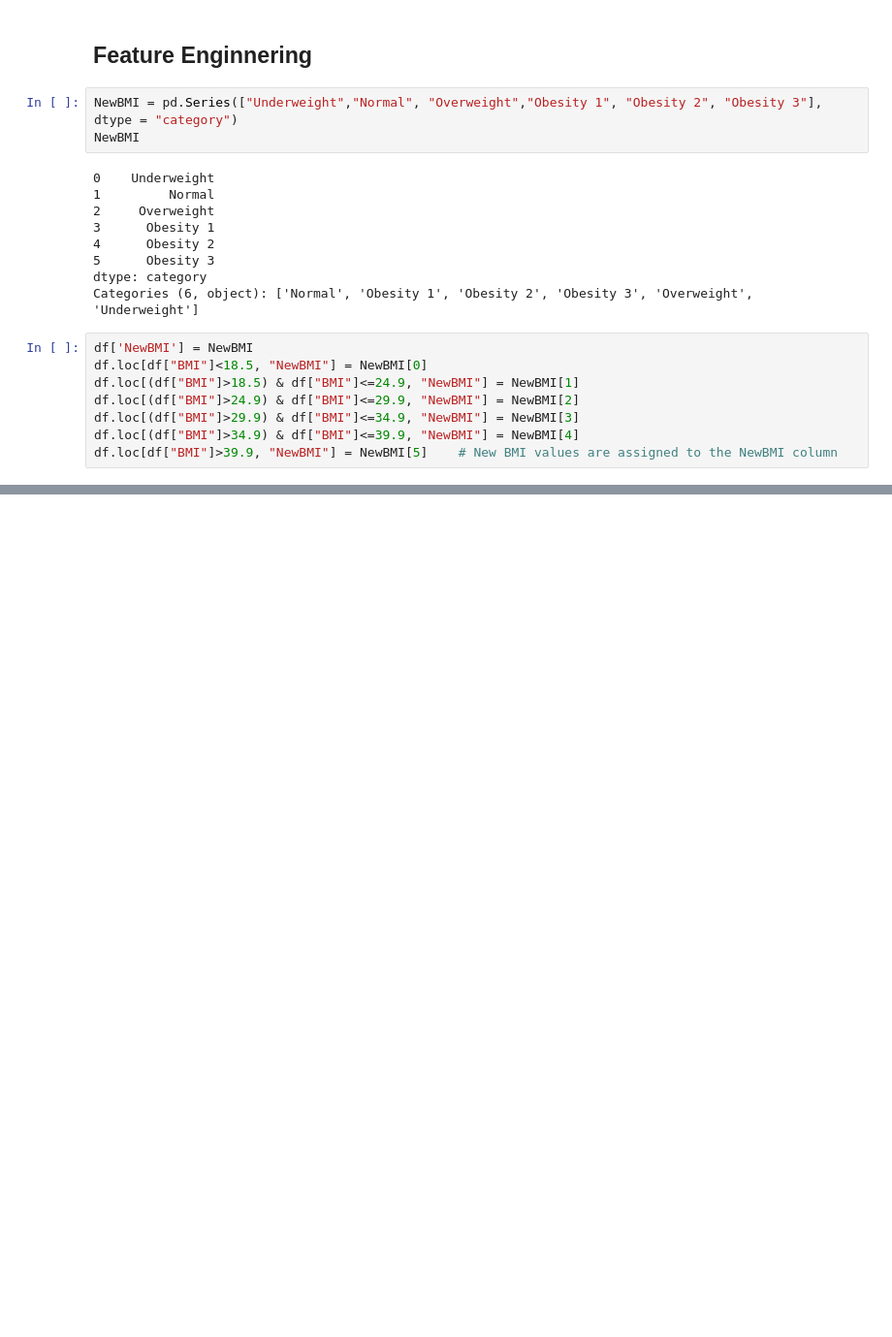
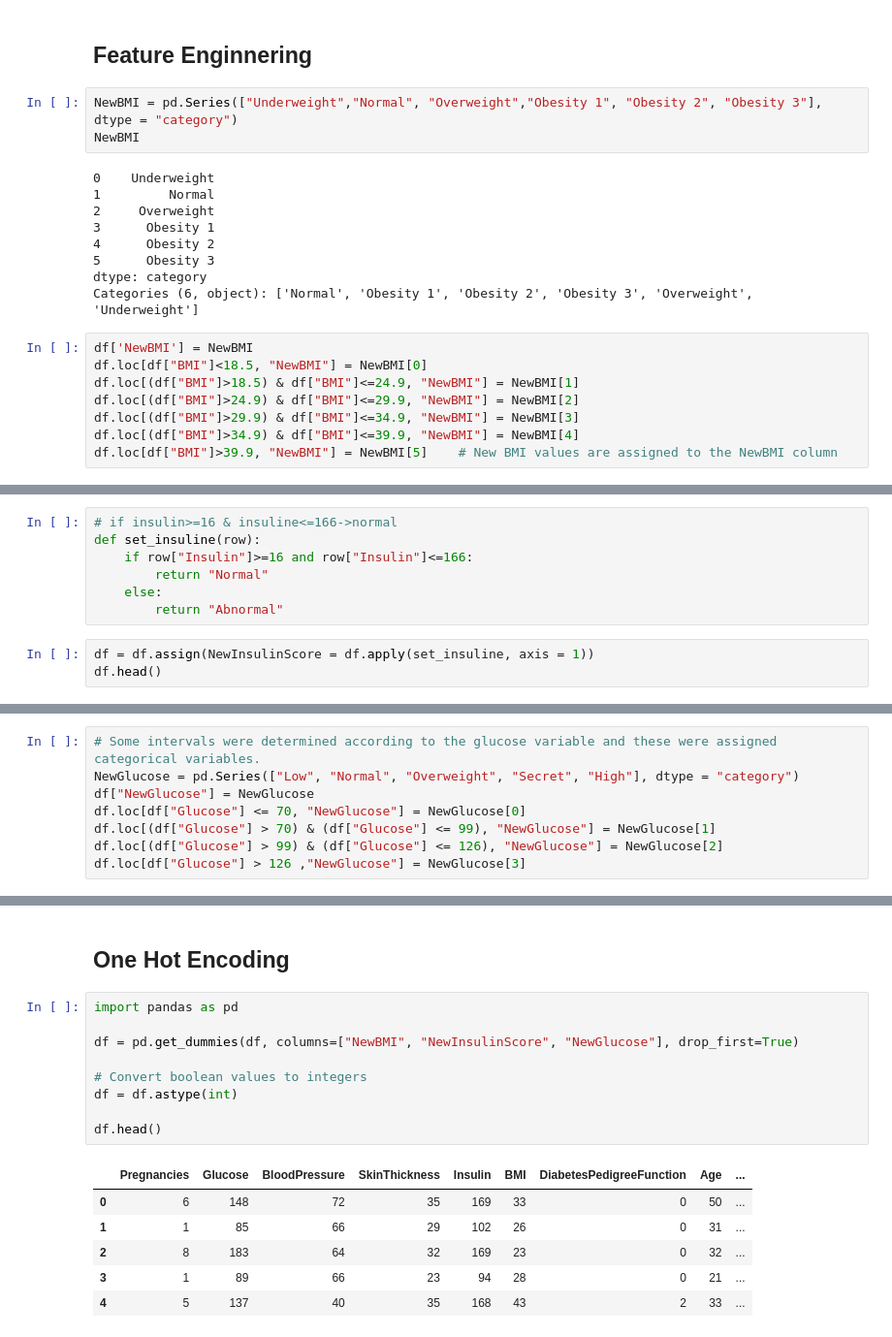
Before and after one commit to vikasjangidmk/A-Machine-Learning-Approach-to-Diabetes-Prediction-Performance-Comparison-of-Multiple-Classifiers, a Jupyter notebook: Notebook.ipynb, the cells around one changed output, grey strips where cells are left out. Shown at 97% size. Drawn from its saved outputs; the diff is of its cells as text; blank space fills up the shorter version.

```diff
--- a/Notebook.ipynb
+++ b/Notebook.ipynb
@@ -572,0 +582,10 @@ df.loc[df["BMI"]>39.9, "NewBMI"] = NewBMI[5]    # New BMI values are assigned to
+# %%
+# if insulin>=16 & insuline<=166->normal
+def set_insuline(row):
+    if row["Insulin"]>=16 and row["Insulin"]<=166:
+        return "Normal"
+    else:
+        return "Abnormal"
+# %%
+df = df.assign(NewInsulinScore = df.apply(set_insuline, axis = 1))
+df.head()
@@ -572,0 +599,8 @@ df.loc[df["BMI"]>39.9, "NewBMI"] = NewBMI[5]    # New BMI values are assigned to
+# %%
+# Some intervals were determined according to the glucose variable and these were assigned categorical variables.
+NewGlucose = pd.Series(["Low", "Normal", "Overweight", "Secret", "High"], dtype = "category")
+df["NewGlucose"] = NewGlucose
+df.loc[df["Glucose"] <= 70, "NewGlucose"] = NewGlucose[0]
+df.loc[(df["Glucose"] > 70) & (df["Glucose"] <= 99), "NewGlucose"] = NewGlucose[1]
+df.loc[(df["Glucose"] > 99) & (df["Glucose"] <= 126), "NewGlucose"] = NewGlucose[2]
+df.loc[df["Glucose"] > 126 ,"NewGlucose"] = NewGlucose[3]
@@ -572,0 +616,18 @@ df.loc[df["BMI"]>39.9, "NewBMI"] = NewBMI[5]    # New BMI values are assigned to
+# %% [markdown]
+## One Hot Encoding
+# %%
+import pandas as pd
+
+df = pd.get_dummies(df, columns=["NewBMI", "NewInsulinScore", "NewGlucose"], drop_first=True)
+
+# Convert boolean values to integers
+df = df.astype(int)
+
+df.head()
+# %% [output]
+|  | Pregnancies | Glucose | BloodPressure | SkinThickness | Insulin | BMI | DiabetesPedigreeFunction | Age | ... |
+| 0 | 6 | 148 | 72 | 35 | 169 | 33 | 0 | 50 | ... |
+| 1 | 1 | 85 | 66 | 29 | 102 | 26 | 0 | 31 | ... |
+| 2 | 8 | 183 | 64 | 32 | 169 | 23 | 0 | 32 | ... |
+| 3 | 1 | 89 | 66 | 23 | 94 | 28 | 0 | 21 | ... |
+| 4 | 5 | 137 | 40 | 35 | 168 | 43 | 2 | 33 | ... |
```
Also changed, not shown: parts of 15 cells of this notebook.
